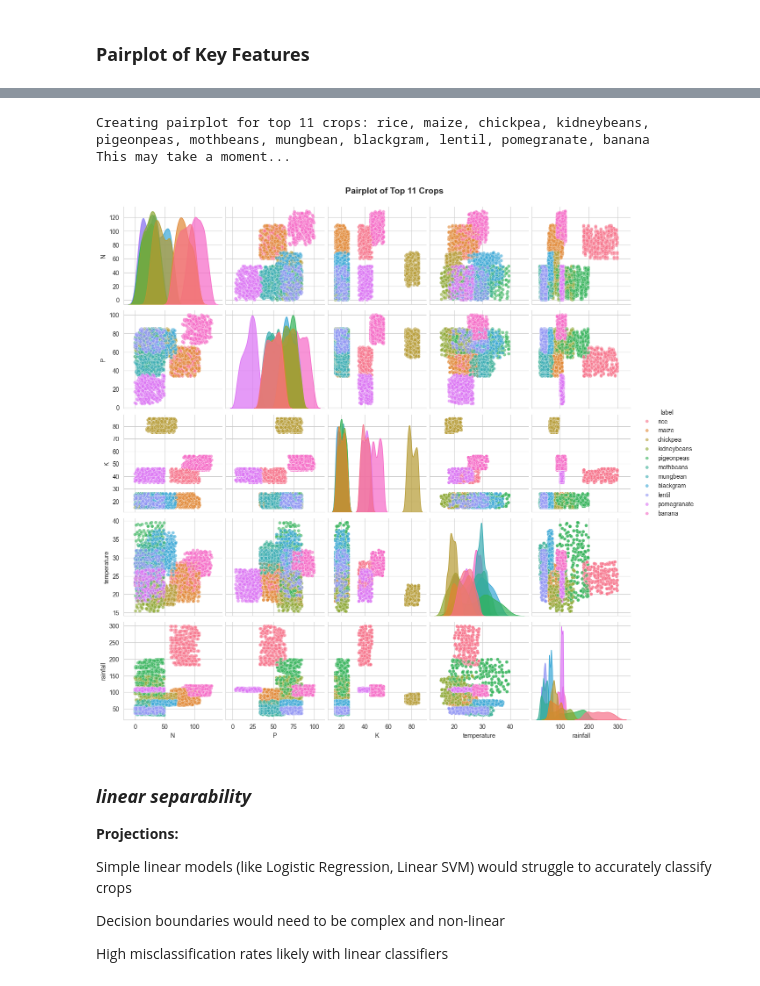
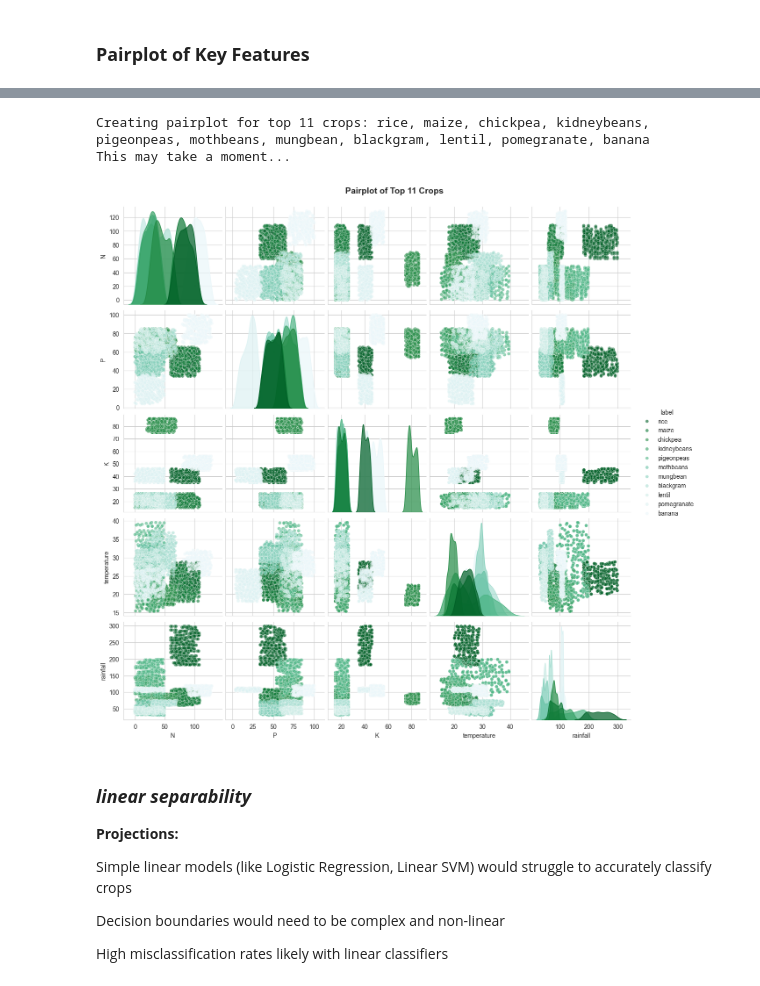
Before and after one commit to ngetichchelah/CROP-RECOMMENDATION, a Jupyter notebook: notebooks/data_exploration.ipynb, the cells around one changed output, grey strips where cells are left out. Drawn from its saved outputs; the diff is of its cells as text; code cells hidden in the pictures.

```diff
--- a/notebooks/data_exploration.ipynb
+++ b/notebooks/data_exploration.ipynb
@@ -391,25 +448,25 @@ plt.show()
 # %%
 # Pairplot for top 11 crops
 top_11_crops = df['label'].value_counts().head(11).index
 df_subset = df[df['label'].isin(top_11_crops)]
 
 # Select key features
 key_features = ['N', 'P', 'K', 'temperature', 'rainfall', 'label']
 df_pairplot = df_subset[key_features]
 
 print(f"Creating pairplot for top 11 crops: {', '.join(top_11_crops)}")
 print("This may take a moment...")
 
-pairplot = sns.pairplot(df_pairplot, hue='label', diag_kind='kde',
+pairplot = sns.pairplot(df_pairplot, hue='label', diag_kind='kde', palette='BuGn_r',
                         plot_kws={'alpha': 0.6, 's': 30},
                         diag_kws={'alpha': 0.7})
 pairplot.fig.suptitle('Pairplot of Top 11 Crops', y=1.02, fontsize=14, fontweight='bold')
 plt.savefig('../results/figures/pairplot_top11_crops.png', dpi=300, bbox_inches='tight')
 plt.show()
 # %% [output]
 Creating pairplot for top 11 crops: rice, maize, chickpea, kidneybeans, pigeonpeas, mothbeans, mungbean, blackgram, lentil, pomegranate, banana
 This may take a moment...
-[figure, old version]
+[figure, new version]
 # %% [markdown]
 ### ***linear separability***
 
```
Also changed, not shown: parts of 9 cells of this notebook, 17 other files.
